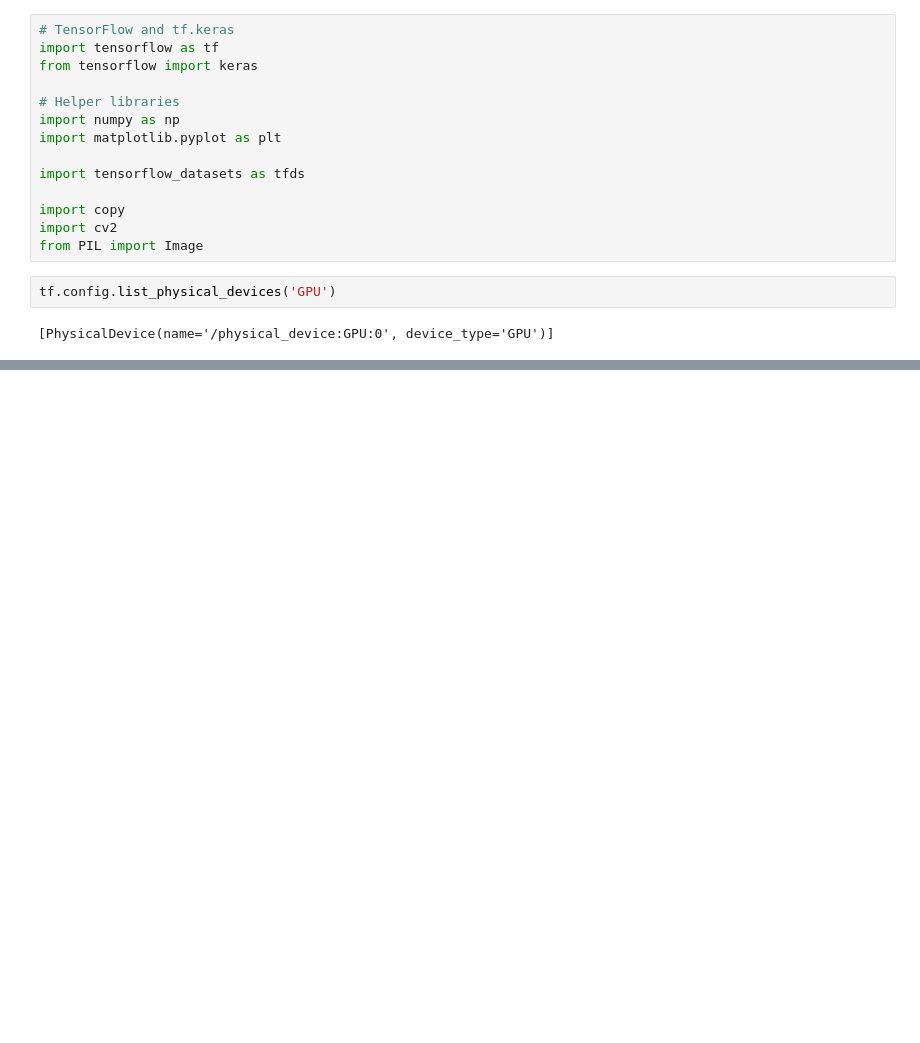
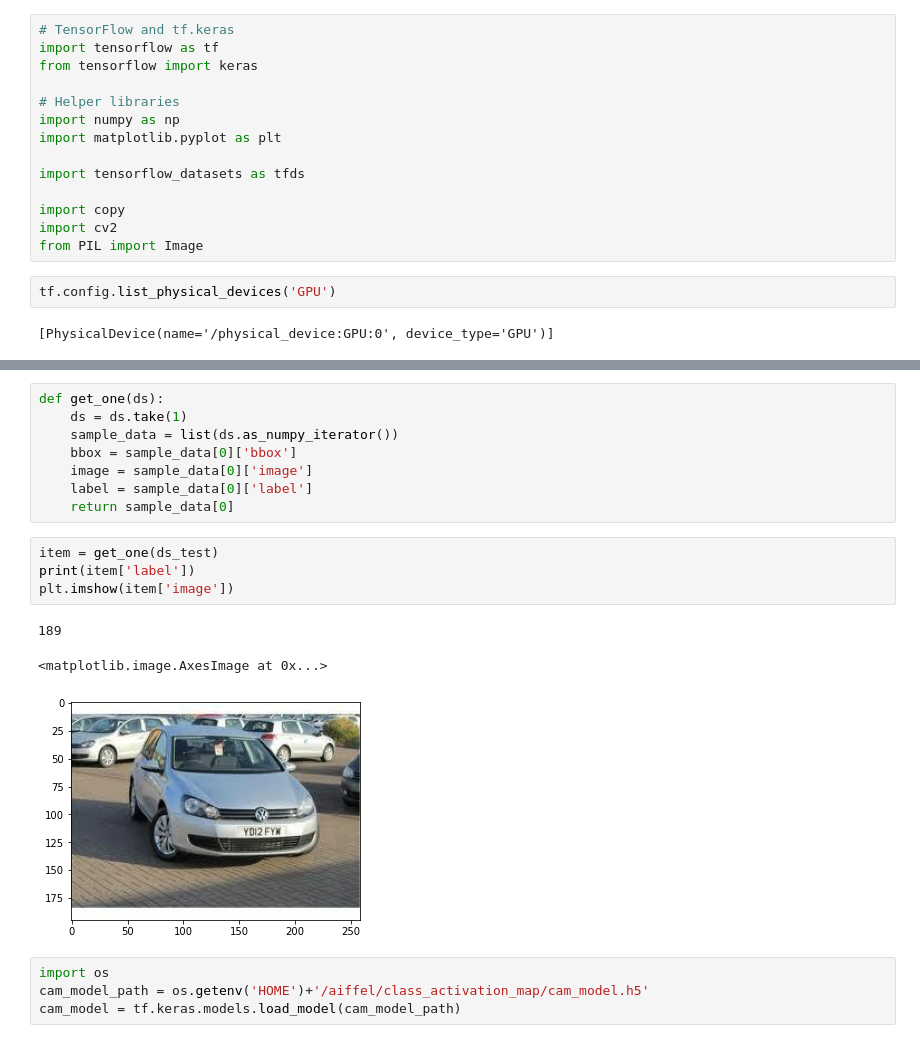
Before and after one commit to chemicalappendorf/a_project, a Jupyter notebook: CAM.ipynb, the cells around one changed output, grey strips where cells are left out. Cells and saved outputs as stored; diff of their text form; blank space fills up the shorter version.

```diff
--- a/CAM.ipynb
+++ b/CAM.ipynb
@@ -30,0 +216,20 @@ Downloading and preparing dataset Unknown size (download: Unknown size, generate
+# %%
+def get_one(ds):
+    ds = ds.take(1)
+    sample_data = list(ds.as_numpy_iterator())
+    bbox = sample_data[0]['bbox']
+    image = sample_data[0]['image']
+    label = sample_data[0]['label']
+    return sample_data[0]
+# %%
+item = get_one(ds_test)
+print(item['label'])
+plt.imshow(item['image'])
+# %% [output]
+189
+<matplotlib.image.AxesImage at 0x...>
+[figure, added]
+# %%
+import os
+cam_model_path = os.getenv('HOME')+'/aiffel/class_activation_map/cam_model.h5'
+cam_model = tf.keras.models.load_model(cam_model_path)
```
Also changed, not shown: parts of 44 cells of this notebook.
